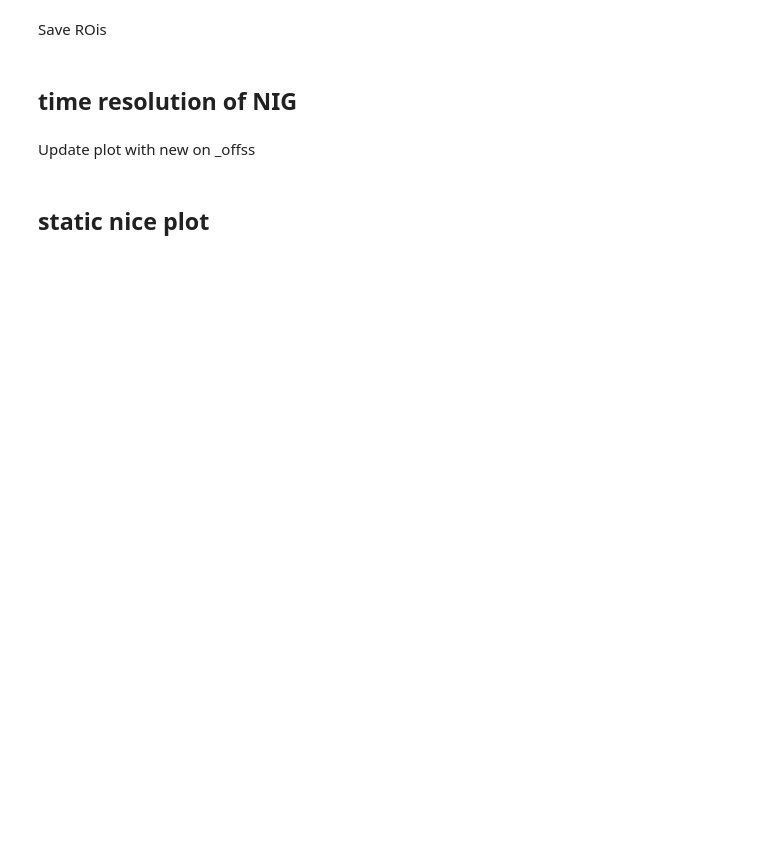
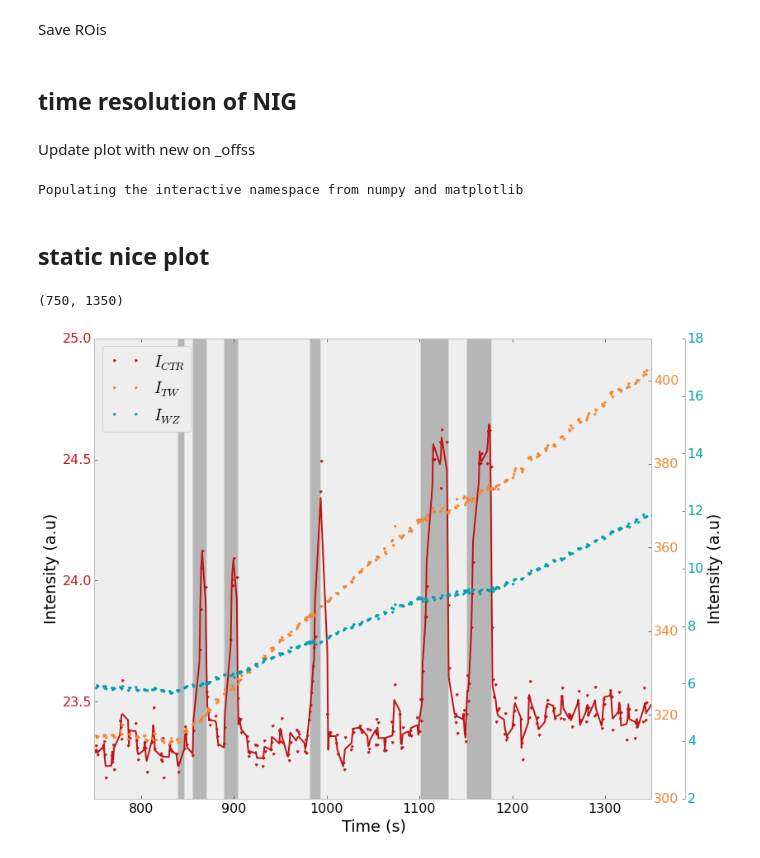
Before and after one commit to giulioungaretti/SPring8, a Jupyter notebook: QT-guis.ipynb, the cells around one changed output. Saved outputs shown, nothing was run; the diff lists cells and outputs as text; code cells hidden in the pictures; blank space fills up the shorter version.

```diff
--- a/QT-guis.ipynb
+++ b/QT-guis.ipynb
@@ -93,7 +57,7 @@ importing SPring8_image,gauss_function,parse_headers,Version,pandify_header from
 # %%
 # parse file on disk
 sample = "InAs0799"
-name = sample+"time4"
+name = sample+"time3"
 files = !ls ./pilatus/$sample/$name/*.tif
 if len(files) ==1 :
     print 'typo'
@@ -701,3 +651,21 @@ if writetodisk:
     print("..Done !")
 # %% [markdown]
 Update plot with new on _offss
+# %%
+%pylab inline
+
+%reload_ext autoreload
+%autoreload  2
+
+from Functions import *
+
+from collections import deque
+css_styling()
+import time as ostime
+import cv2 as cv2
+import scipy
+from pyqtgraph.Qt import QtGui, QtCore
+import pyqtgraph as pg
+import cPickle as pickle
+# %% [output]
+Populating the interactive namespace from numpy and matplotlib
@@ -706,28 +678,47 @@ Update plot with new on _offss
 # %%
 fig, ax = plt.subplots(figsize=(15, 10))
 fig.subplots_adjust(right=0.75)
 WZ_Color = '#C02942'
 TW_Color = '#69D2E7'
 WZ_color_Data = "#00A0B0"
 TW_Color_Data = "#F38630"
 CTR_color  = "#C11515"
 # WZ
-ax.plot(data_df.Time, WZ_bkg_subtracted, '.', c=WZ_color_Data, label=r'$I_{WZ} $')
+ax.plot(data_df.Time, CTR, '.', c=CTR_color, label=r'$I_{CTR} $')
+ax.plot(data_df.Time, savitzky_golay(CTR,5,3), '-', c=CTR_color, label=None)
+
+ax.set_ylabel('Intensity (a.u)')
+ax.set_xlabel('Time (s)')
+
+
+## TW
 ax2 = ax.twinx()
 ax2.plot(data_df.Time, TW, '.', c=TW_Color_Data, label=r'$I_{TW} $')
-color_ticks(fig)
+
 #CTR
 #create off set axis spine
-offset = 60
 ax3 = ax.twinx()
-
-y
-
-ax3.spines['right'].set_position(('axes', 1.1))
+ax3.spines['right'].set_position(('axes', 1.06))
 ax3.set_frame_on(True)
 ax3.patch.set_visible(False)
+ax3.plot(data_df.Time, WZ_bkg_subtracted, '.', c=WZ_color_Data, label=r'$I_{WZ} $')
 
-ax3.plot(data_df.Time, CTR, '.', c=CTR_color, label=r'$I_{CTR} $')
-ax3.plot(data_df.Time, savitzky_golay(CTR,11,2), '-', c=CTR_color, label=r'$I_{CTR} $')
+
+ax2.set_ylim(300,410)
+ax3.set_ylabel('Intensity (a.u)')
+ax.set_ylim(23.1,25.)
+
 color_ticks(fig)
-shade(on_off,ax)
+
+shade(on_off,ax,lim=400)
+
+update_legend(fig,2)
+
+ax.grid(False)
+ax2.grid(False)
+ax3.grid(False)
+
+ax2.set_xlim(750,1350)
+# %% [output]
+(750, 1350)
+[figure, added]
```
Also changed, not shown: parts of 13 cells of this notebook, 8 other files.
